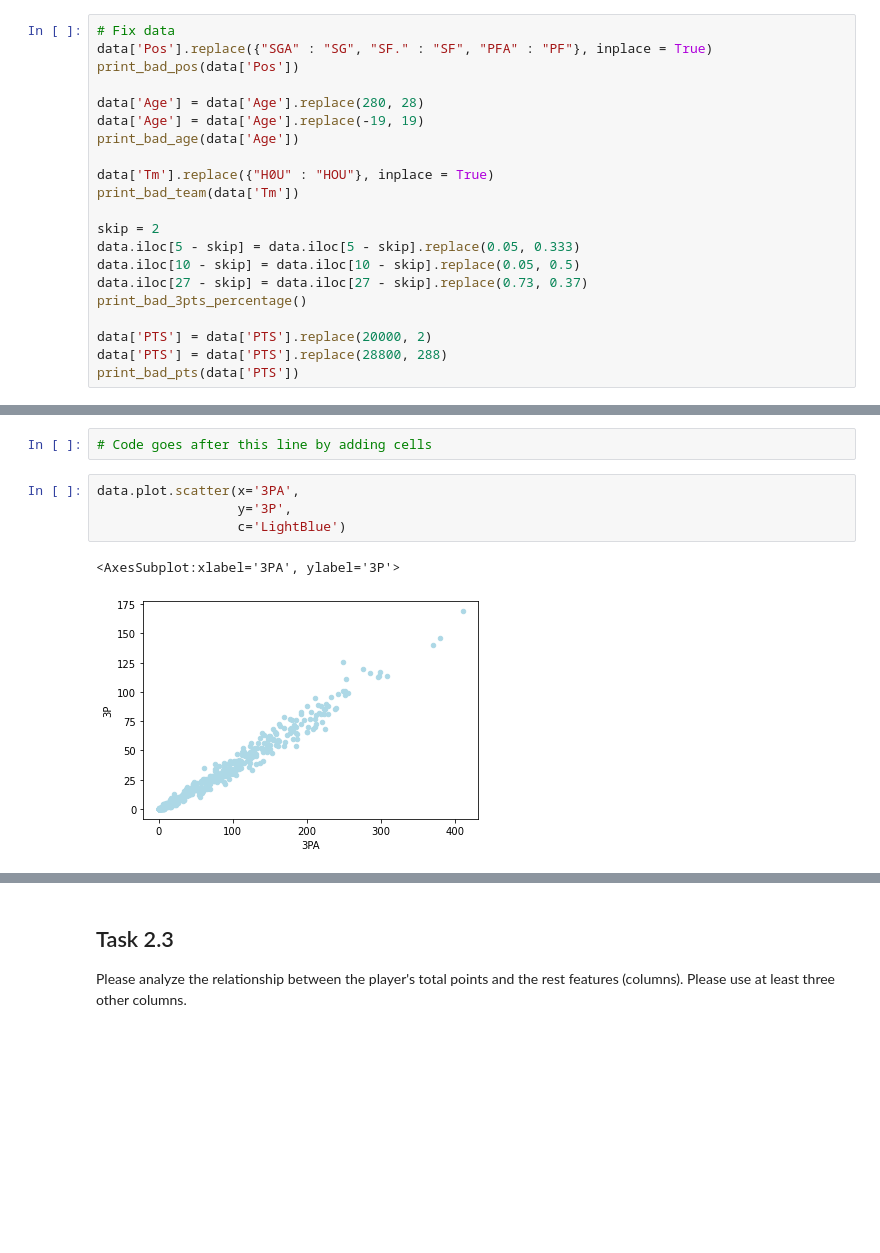
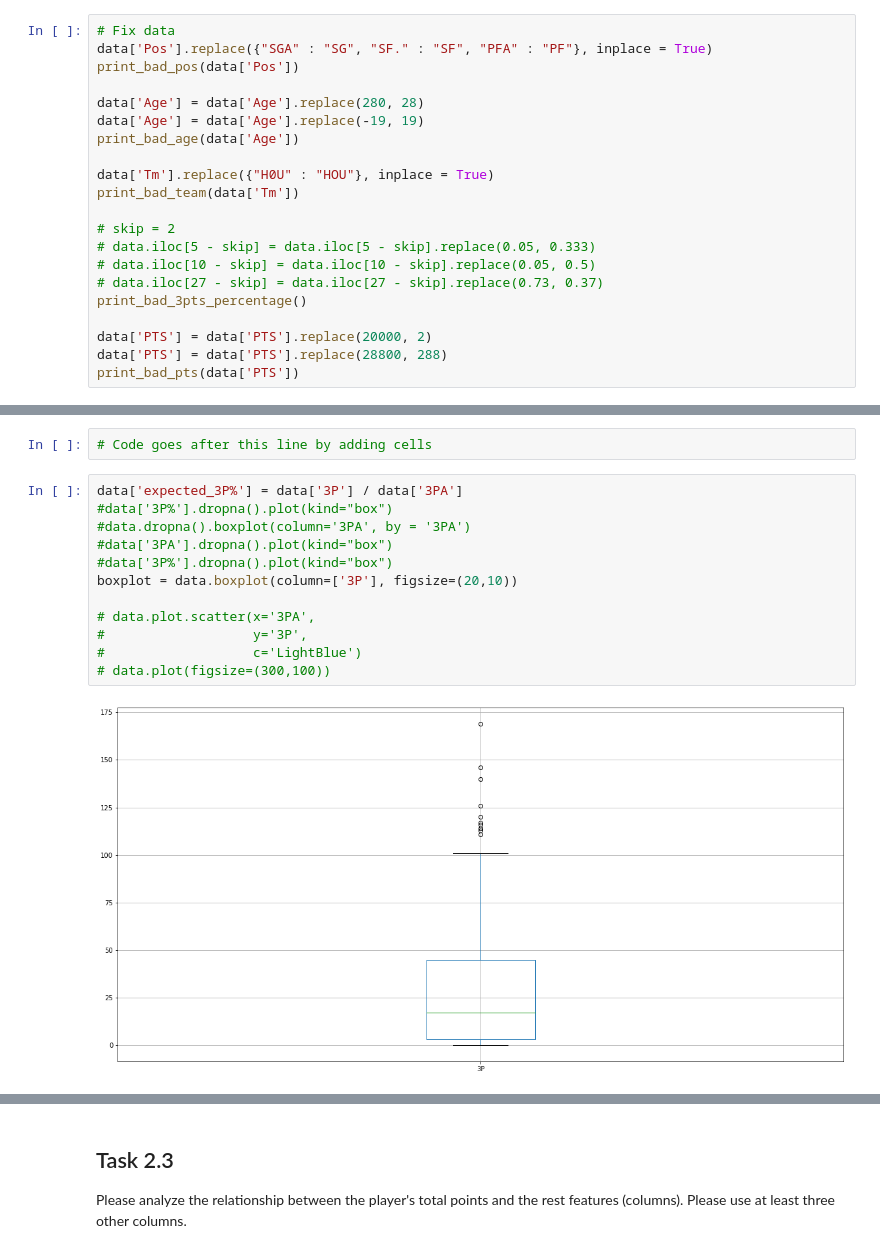
Before and after one commit to abir1997/nba-data-analysis, a Jupyter notebook: s3677701.ipynb, the cells around one changed output, grey strips where cells are left out. Saved outputs shown, nothing was run; the diff lists cells and outputs as text; blank space fills up the shorter version.

```diff
--- a/s3677701.ipynb
+++ b/s3677701.ipynb
@@ -175,10 +195,10 @@ print_bad_age(data['Age'])
 data['Tm'].replace({"H0U" : "HOU"}, inplace = True)
 print_bad_team(data['Tm'])
 
-skip = 2
-data.iloc[5 - skip] = data.iloc[5 - skip].replace(0.05, 0.333)
-data.iloc[10 - skip] = data.iloc[10 - skip].replace(0.05, 0.5)
-data.iloc[27 - skip] = data.iloc[27 - skip].replace(0.73, 0.37)
+# skip = 2
+# data.iloc[5 - skip] = data.iloc[5 - skip].replace(0.05, 0.333)
+# data.iloc[10 - skip] = data.iloc[10 - skip].replace(0.05, 0.5)
+# data.iloc[27 - skip] = data.iloc[27 - skip].replace(0.73, 0.37)
 print_bad_3pts_percentage()
 
 data['PTS'] = data['PTS'].replace(20000, 2)
@@ -232,10 +270,17 @@ plt.show()
 Assuming that the data collector makes an entry error when collecting data, it can be ensured that the error occurred in the 3P, 3PA and 3P% columns, but it is not sure which player's information the error lies on. Please try to explore the error by visualization to identify how many errors there are and try to fix it.
 # %%
 # Code goes after this line by adding cells
-# %%
-data.plot.scatter(x='3PA',
-                  y='3P',
-                  c='LightBlue')
-# %% [output]
-<AxesSubplot:xlabel='3PA', ylabel='3P'>
-[figure, removed]
+# %%
+data['expected_3P%'] = data['3P'] / data['3PA']
+#data['3P%'].dropna().plot(kind="box")
+#data.dropna().boxplot(column='3PA', by = '3PA')
+#data['3PA'].dropna().plot(kind="box")
+#data['3P%'].dropna().plot(kind="box")
+boxplot = data.boxplot(column=['3P'], figsize=(20,10))
+
+# data.plot.scatter(x='3PA',
+#                   y='3P',
+#                   c='LightBlue')
+# data.plot(figsize=(300,100))
+# %% [output]
+[figure, added]
```
Also changed, not shown: parts of 10 cells of this notebook, 1 other file.
